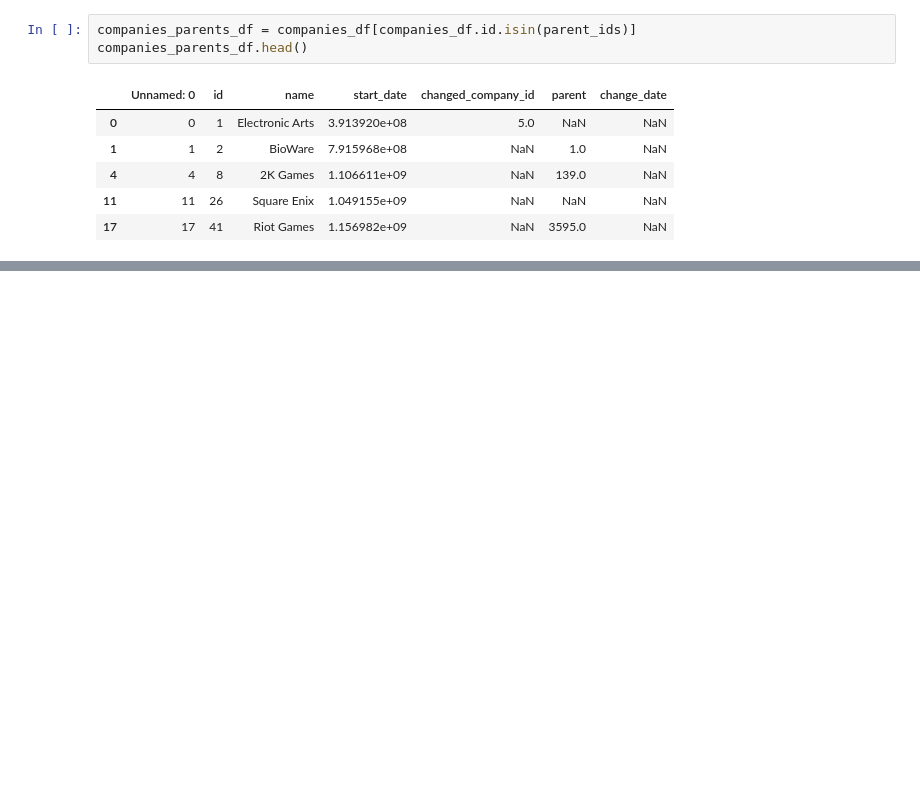
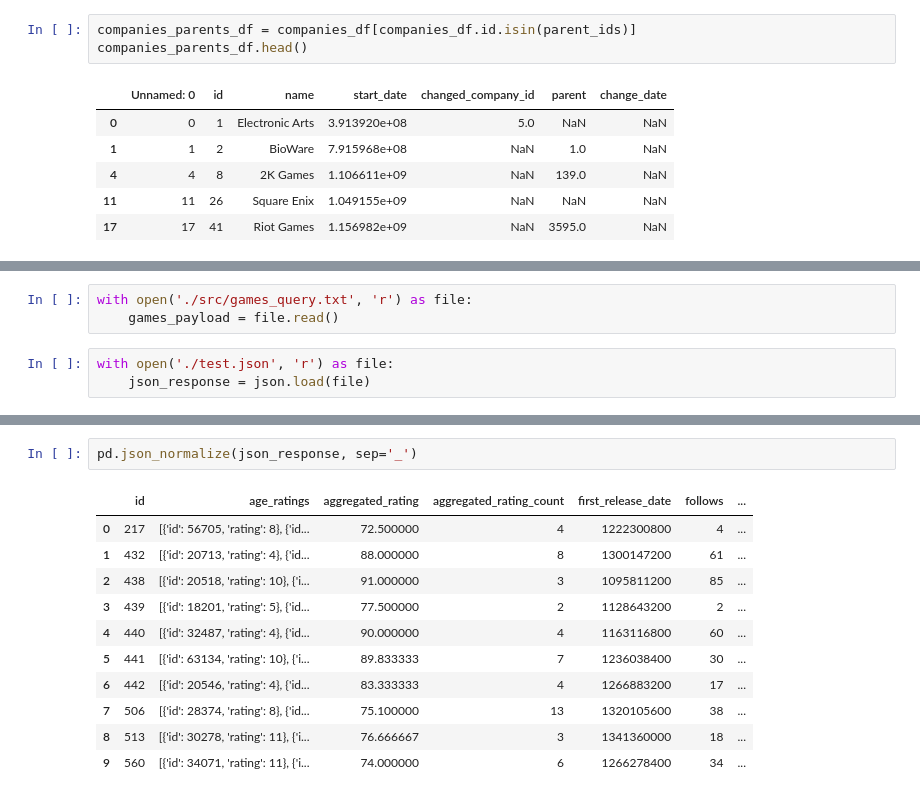
Before and after one commit to c0nn0rstevens/video-game-review-scores-returns-thesis, a Jupyter notebook: game_companies_data_exploration.ipynb, the cells around one changed output, grey strips where cells are left out. Cells and saved outputs as stored; diff of their text form; blank space fills up the shorter version.

Commit message:
Games data cleaning

```diff
--- a/game_companies_data_exploration.ipynb
+++ b/game_companies_data_exploration.ipynb
@@ -71,0 +97,6 @@ companies_parents_df.head()
+# %%
+with open('./src/games_query.txt', 'r') as file:
+    games_payload = file.read()
+# %%
+with open('./test.json', 'r') as file:
+    json_response = json.load(file)
@@ -71,0 +141,14 @@ companies_parents_df.head()
+# %%
+pd.json_normalize(json_response, sep='_')
+# %% [output]
+|  | id | age_ratings | aggregated_rating | aggregated_rating_count | first_release_date | follows | ... |
+| 0 | 217 | [{'id': 56705, 'rating': 8}, {'id... | 72.500000 | 4 | 1222300800 | 4 | ... |
+| 1 | 432 | [{'id': 20713, 'rating': 4}, {'id... | 88.000000 | 8 | 1300147200 | 61 | ... |
+| 2 | 438 | [{'id': 20518, 'rating': 10}, {'i... | 91.000000 | 3 | 1095811200 | 85 | ... |
+| 3 | 439 | [{'id': 18201, 'rating': 5}, {'id... | 77.500000 | 2 | 1128643200 | 2 | ... |
+| 4 | 440 | [{'id': 32487, 'rating': 4}, {'id... | 90.000000 | 4 | 1163116800 | 60 | ... |
+| 5 | 441 | [{'id': 63134, 'rating': 10}, {'i... | 89.833333 | 7 | 1236038400 | 30 | ... |
+| 6 | 442 | [{'id': 20546, 'rating': 4}, {'id... | 83.333333 | 4 | 1266883200 | 17 | ... |
+| 7 | 506 | [{'id': 28374, 'rating': 8}, {'id... | 75.100000 | 13 | 1320105600 | 38 | ... |
+| 8 | 513 | [{'id': 30278, 'rating': 11}, {'i... | 76.666667 | 3 | 1341360000 | 18 | ... |
+| 9 | 560 | [{'id': 34071, 'rating': 11}, {'i... | 74.000000 | 6 | 1266278400 | 34 | ... |
```
Also changed, not shown: parts of 12 cells of this notebook, 8 other files.
